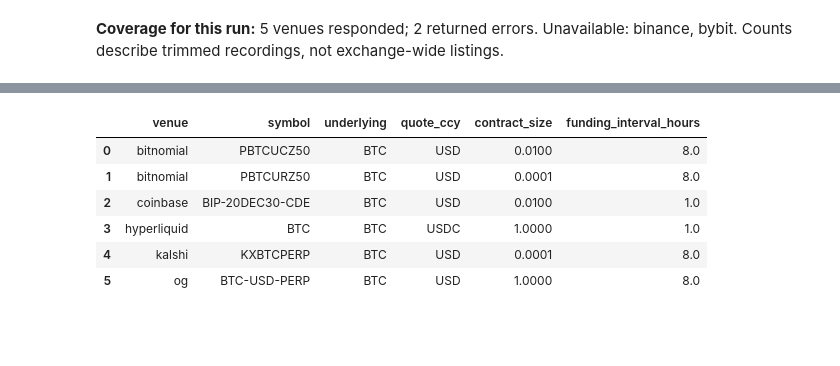
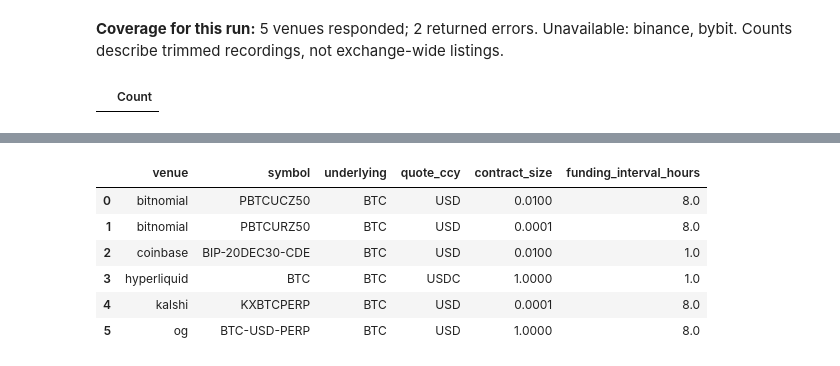
Before and after one commit to Query-farm/vgi-perps, a Jupyter notebook: notebooks/01_funding_across_venues.ipynb, the cells around one changed output, grey strips where cells are left out. Cells and saved outputs as stored; diff of their text form; code cells hidden in the pictures; blank space fills up the shorter version.

```diff
--- a/notebooks/01_funding_across_venues.ipynb
+++ b/notebooks/01_funding_across_venues.ipynb
@@ -119,5 +167,14 @@ prose(f"**Coverage for this run:** {len(ok)} venues responded; {len(failed)} ret
 | 5 | kalshi | us_regulated | ok | 14 | None |
 | 6 | og | us_regulated | ok | 3 | None |
 **Coverage for this run:** 5 venues responded; 2 returned errors. Unavailable: binance, bybit. Counts describe trimmed recordings, not exchange-wide listings.
+# %%
+%%sql
+CREATE OR REPLACE TABLE observed_b9677394 AS
+SELECT venue, capability, support, auth_required
+FROM perps.main.capabilities()
+WHERE capability IN ('funding_history', 'marks', 'order_book', 'candles', 'trades')
+ORDER BY venue, capability;
+# %% [output]
+|  | Count |
 # %%
 %%sql coverage <<
```
Also changed, not shown: parts of 34 cells of this notebook, 23 other files.
